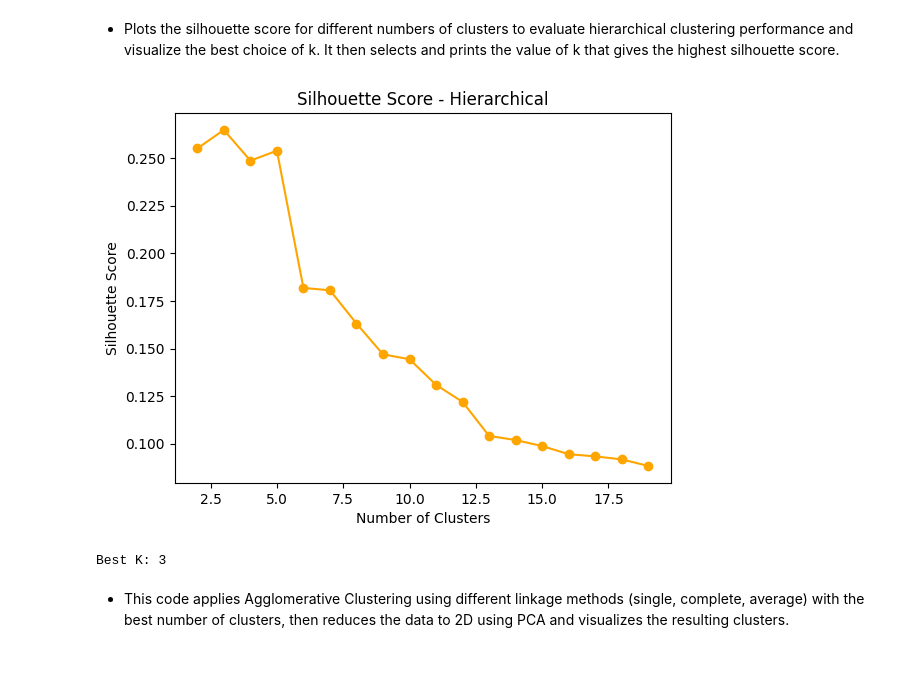
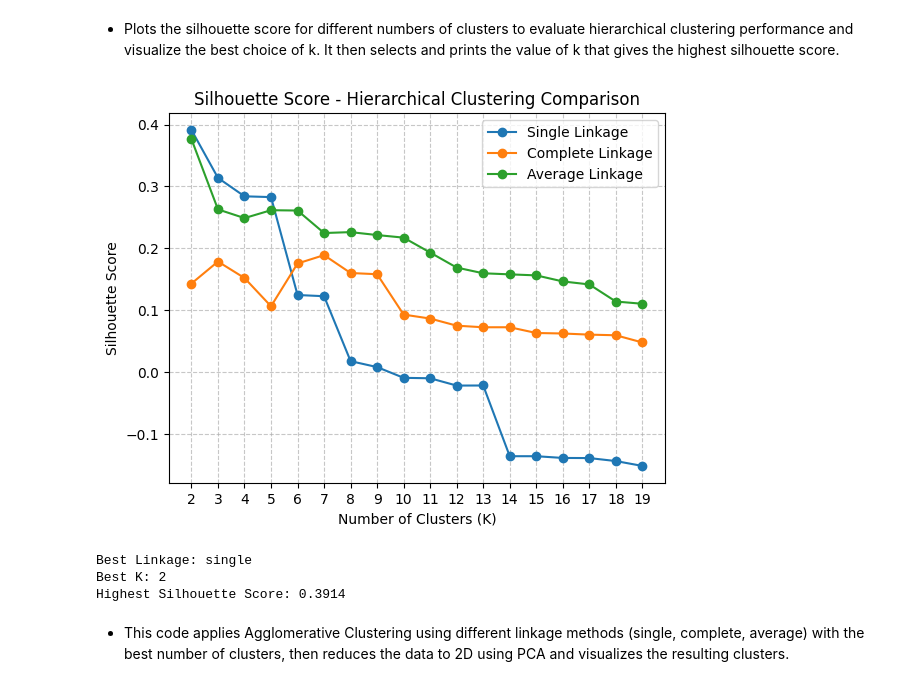
Before and after one commit to FarahHossam126/Data_Mining_Project, a Jupyter notebook: main.ipynb, the cells around one changed output. Cells and saved outputs as stored; diff of their text form; code cells hidden in the pictures.

```diff
--- a/main.ipynb
+++ b/main.ipynb
@@ -481,28 +481,44 @@ for method in ['single', 'complete', 'average']:
 # %% [markdown]
 - This code evaluates clustering performance for different numbers of clusters using Agglomerative Clustering. It computes the silhouette score for each k to help determine the optimal number of clusters.
 # %%
-inertias = []
-silhouette_scores = []
+linkages = ['single', 'complete', 'average']
 k_range = range(2, 20)
+all_scores = {linkage: [] for linkage in linkages}
+best_score = -1
+hbest_k = None
+best_linkage = None
 
-for k in k_range:
-    model = AgglomerativeClustering(n_clusters=k, metric='euclidean', linkage='ward')
-    labels = model.fit_predict(data)
-    silhouette_scores.append(silhouette_score(data, labels))
+for linkage in linkages:
+    for k in k_range:
+        model = AgglomerativeClustering(n_clusters=k, metric='euclidean', linkage=linkage)
+        labels = model.fit_predict(data)
+        score = silhouette_score(data, labels)
+        all_scores[linkage].append(score)
+        if score > best_score:
+            best_score = score
+            hbest_k = k
+            best_linkage = linkage
 # %% [markdown]
 - Plots the silhouette score for different numbers of clusters to evaluate hierarchical clustering performance and visualize the best choice of k. It then selects and prints the value of k that gives the highest silhouette score.
 # %%
-plt.plot(k_range, silhouette_scores, marker='o', color='orange')
-plt.title('Silhouette Score - Hierarchical')
-plt.xlabel('Number of Clusters')
+for linkage in linkages:
+    plt.plot(k_range, all_scores[linkage], marker='o', label=f"{linkage.capitalize()} Linkage")
+
+plt.title('Silhouette Score - Hierarchical Clustering Comparison')
+plt.xlabel('Number of Clusters (K)')
 plt.ylabel('Silhouette Score')
+plt.xticks(k_range)
+plt.legend()
+plt.grid(True, linestyle='--', alpha=0.7)
 plt.show()
-
-hbest_k = list(k_range)[silhouette_scores.index(max(silhouette_scores))]
-print("Best K:", hbest_k)
+print(f"Best Linkage: {best_linkage}")
+print(f"Best K: {hbest_k}")
+print(f"Highest Silhouette Score: {best_score:.4f}")
 # %% [output]
-[figure, old version]
+[figure, new version]
-Best K: 3
+Best Linkage: single
+Best K: 2
+Highest Silhouette Score: 0.3914
 # %% [markdown]
 - This code applies Agglomerative Clustering using different linkage methods (single, complete, average) with the best number of clusters, then reduces the data to 2D using PCA and visualizes the resulting clusters.
 # %%
```
Also changed, not shown: parts of 22 cells of this notebook.
